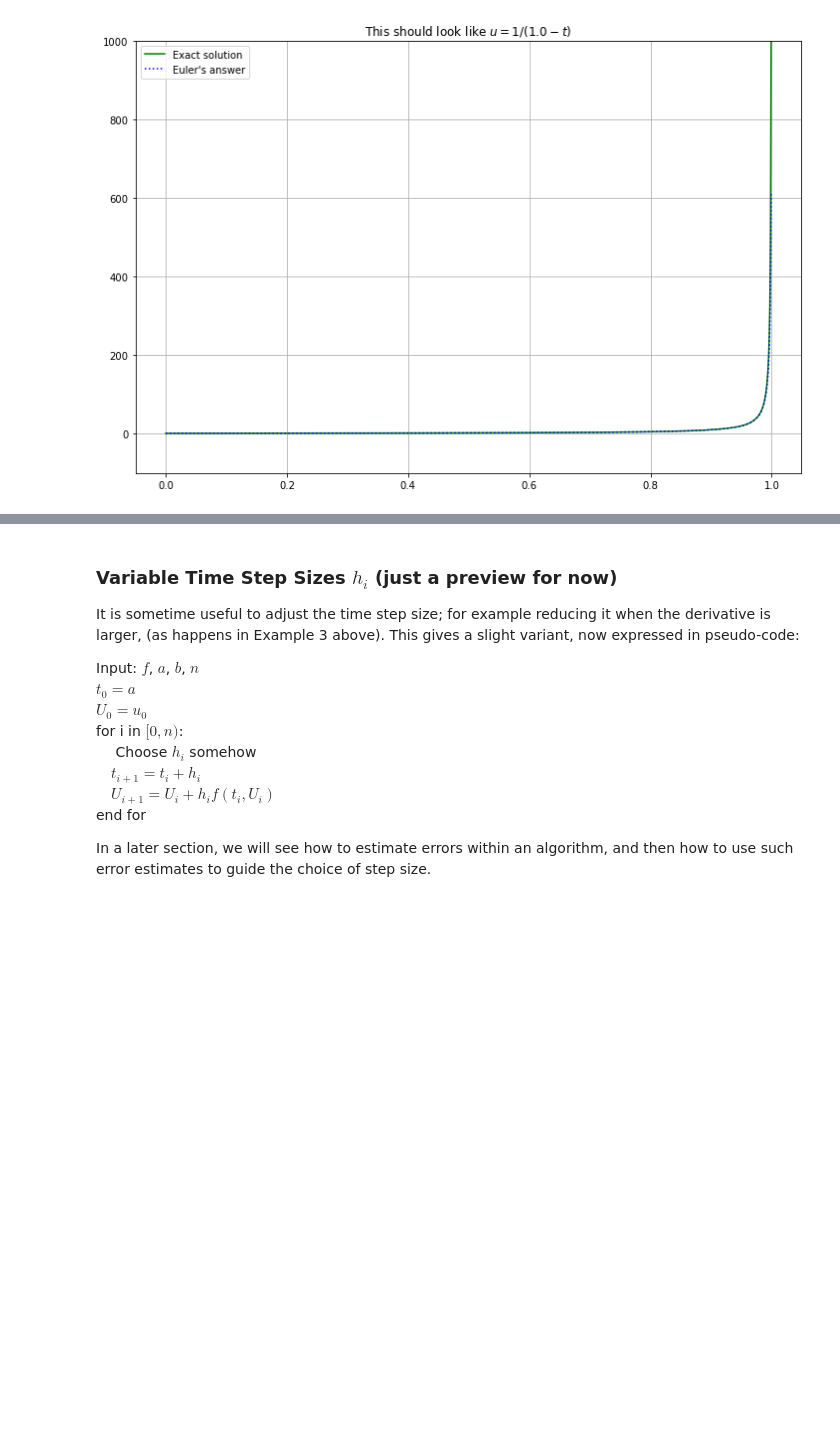
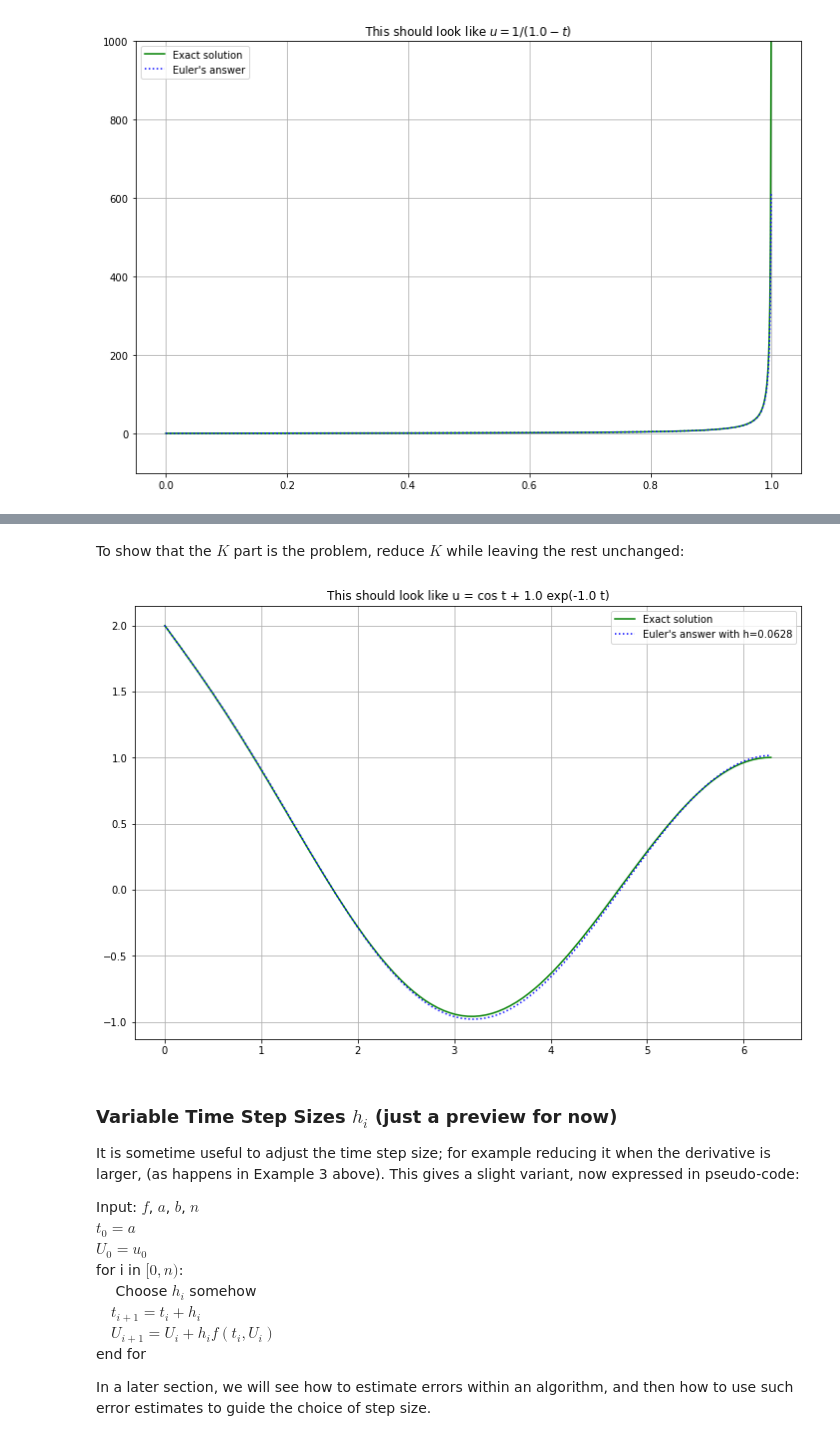
Before and after one commit to lemesurierb/elementary-numerical-analysis-python, a Jupyter notebook: _sources/python_notebooks_modules/ODE-IVP-1-basics-and-Euler.ipynb, the cells around one changed output, grey strips where cells are left out. Saved outputs shown, nothing was run; the diff lists cells and outputs as text; code cells hidden in the pictures; blank space fills up the shorter version.

```diff
--- a/_sources/python_notebooks_modules/ODE-IVP-1-basics-and-Euler.ipynb
+++ b/_sources/python_notebooks_modules/ODE-IVP-1-basics-and-Euler.ipynb
@@ -269,3 +345,19 @@ grid(True)
+# %% [markdown]
+To show that the $K$ part is the problem, reduce $K$ while leaving the rest unchanged:
+# %%
+K = 1.
+# %%
+(t, U) = euler(f_4, a, b, u_0, n)
+u = np.cos(t) + (u_0 - 1) * np.exp(-K*t)
+figure(figsize=[12,8])
+h = (b-a)/n
+title(f"This should look like u = cos t + {u_0-1:0.3} exp(-{K} t)")
+plot(t, u, 'g', label="Exact solution")
+plot(t, U, 'b:', label=f"Euler's answer with h={h:0.3}")
+legend()
+grid(True)
+# %% [output]
+[figure, added]
 # %% [markdown]
 ### Variable Time Step Sizes $h_i$ (just a preview for now)
 
```
Also changed, not shown: parts of 14 cells of this notebook, 16 other files.
